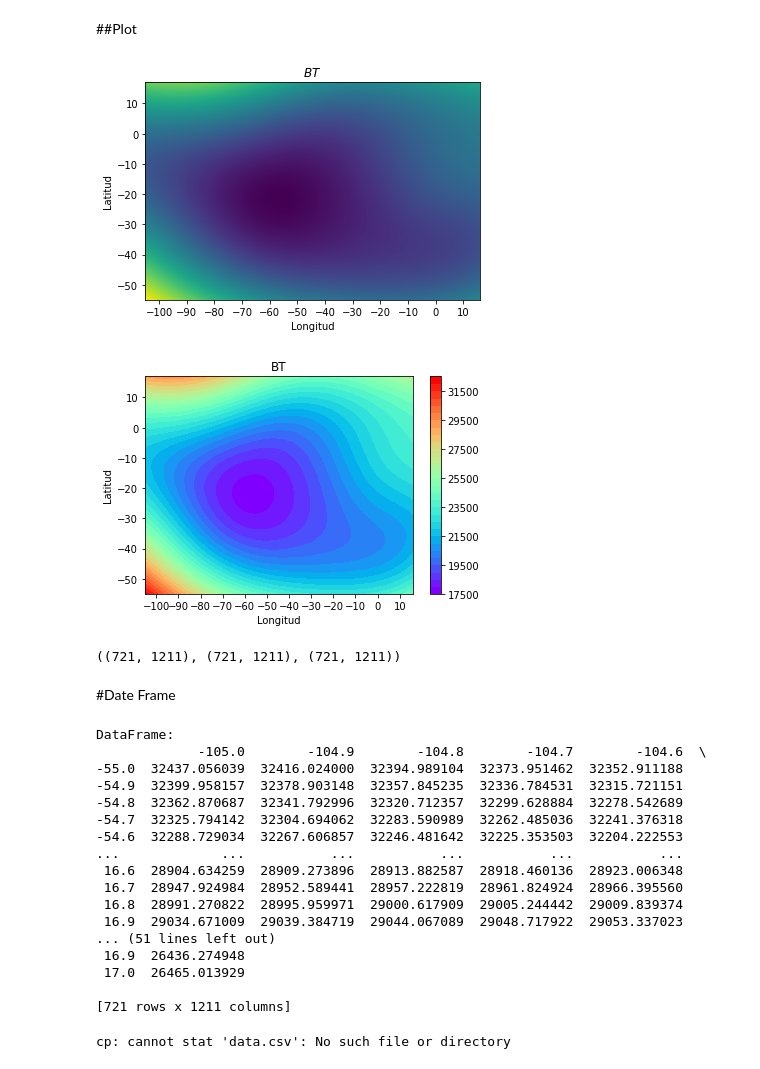
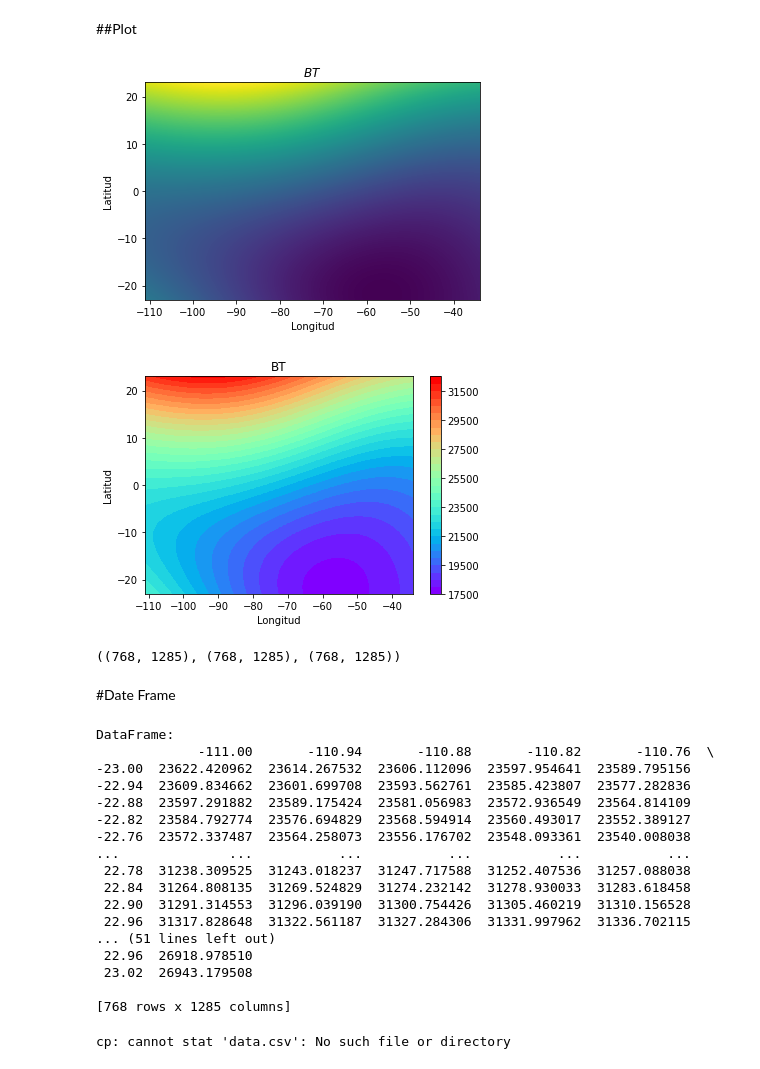
Before and after one commit to SalvadorRdR/IAC_2022, a Jupyter notebook: Modelo_IGRF_13_IAC2022_SR.ipynb, the cells around one changed output. Saved outputs shown, nothing was run; the diff lists cells and outputs as text; code cells hidden in the pictures.

```diff
--- a/Modelo_IGRF_13_IAC2022_SR.ipynb
+++ b/Modelo_IGRF_13_IAC2022_SR.ipynb
@@ -33,9 +28,9 @@ $$Slice (Lon_{min} , Lon_{max} +dx ,dx) $$
 # %%
 #Y-->Latitud
 #X-->Longitud
-dx, dy = 0.1, 0.1                  # Resolución de cada punto,
-Lat, Lon = np.mgrid[slice(-55, 17 + dy, dy), # Se crea un espacio 2D con puntos, de separación dx y dy
-                slice(-105, 16 + dx, dx)]
+dx, dy = 0.06, 0.06                  # Resolución de cada punto,
+Lat, Lon = np.mgrid[slice(-23, 23 + dy, dy), # Se crea un espacio 2D con puntos, de separación dx y dy
+                slice(-111, -34 + dx, dx)]
 # %%
 Be, Bn, Bu = ppigrf.igrf(Lon,Lat, h, date)
 # %%
@@ -45,36 +40,36 @@ Bt=np.sqrt(Be**2+Bn**2+Bu**2) #Sacamos el modulo de Bt de cada punto
 # %%
 
 plt.pcolormesh(Lon, Lat,np.squeeze(Bt))
-plt.xticks(range(-100,20,10))
+plt.xticks(range(-110,-31,10)) #plt.xticks(range(min(x), max(x)+1, espacios))
 plt.title('$BT $')
 plt.xlabel("Longitud", size = 10)
 plt.ylabel("Latitud", size = 10)
 
 plt.show()
 # %% [output]
-[figure, old version]
+[figure, new version]
 # %%
 
 Bt=np.squeeze(Bt)
 levels = MaxNLocator(nbins=30).tick_values(Bt.min(), Bt.max())
 cmap = plt.get_cmap('rainbow')                             # Tipo de mapa
 norm = BoundaryNorm(levels, ncolors=cmap.N, clip=True)  # Incluimos las valores para el borde del gráfico
 
 fig, ax = plt.subplots()
 
 im = ax.pcolormesh(Lon, Lat, Bt, cmap=cmap, norm=norm)
 fig.colorbar(im, ax=ax)
 ax.set_title('BT')
-plt.xticks(range(-100,20,10))
+plt.xticks(range(-110,-31,10))
 plt.xlabel("Longitud", size = 10)
 plt.ylabel("Latitud", size = 10)
 plt.show()
 # %% [output]
-[figure, old version]
+[figure, new version]
 # %%
 Lon.shape,Lat.shape, Bt.shape
 # %% [output]
-((721, 1211), (721, 1211), (721, 1211))
+((768, 1285), (768, 1285), (768, 1285))
 # %% [markdown]
 #Date Frame
 # %%
@@ -83,22 +78,22 @@ print('DataFrame:')
 print(df)
 # %% [output]
 DataFrame:
-             -105.0        -104.9        -104.8        -104.7        -104.6  \
--55.0  32437.056039  32416.024000  32394.989104  32373.951462  32352.911188
--54.9  32399.958157  32378.903148  32357.845235  32336.784531  32315.721151
--54.8  32362.870687  32341.792996  32320.712357  32299.628884  32278.542689
--54.7  32325.794142  32304.694062  32283.590989  32262.485036  32241.376318
--54.6  32288.729034  32267.606857  32246.481642  32225.353503  32204.222553
-...             ...           ...           ...           ...           ...
- 16.6  28904.634259  28909.273896  28913.882587  28918.460136  28923.006348
- 16.7  28947.924984  28952.589441  28957.222819  28961.824924  28966.395560
- 16.8  28991.270822  28995.959971  29000.617909  29005.244442  29009.839374
- 16.9  29034.671009  29039.384719  29044.067089  29048.717922  29053.337023
+             -111.00       -110.94       -110.88       -110.82       -110.76  \
+-23.00  23622.420962  23614.267532  23606.112096  23597.954641  23589.795156
+-22.94  23609.834662  23601.699708  23593.562761  23585.423807  23577.282836
+-22.88  23597.291882  23589.175424  23581.056983  23572.936549  23564.814109
+-22.82  23584.792774  23576.694829  23568.594914  23560.493017  23552.389127
+-22.76  23572.337487  23564.258073  23556.176702  23548.093361  23540.008038
+...              ...           ...           ...           ...           ...
+ 22.78  31238.309525  31243.018237  31247.717588  31252.407536  31257.088038
+ 22.84  31264.808135  31269.524829  31274.232142  31278.930033  31283.618458
+ 22.90  31291.314553  31296.039190  31300.754426  31305.460219  31310.156528
+ 22.96  31317.828648  31322.561187  31327.284306  31331.997962  31336.702115
 ... (51 lines left out)
- 16.9  26436.274948
- 17.0  26465.013929
+ 22.96  26918.978510
+ 23.02  26943.179508
 
-[721 rows x 1211 columns]
+[768 rows x 1285 columns]
 # %%
 df.to_csv('MagneticField_T.csv',sep='\t')
 !cp data.csv "drive"
```
Also changed, not shown: parts of 7 cells of this notebook.
